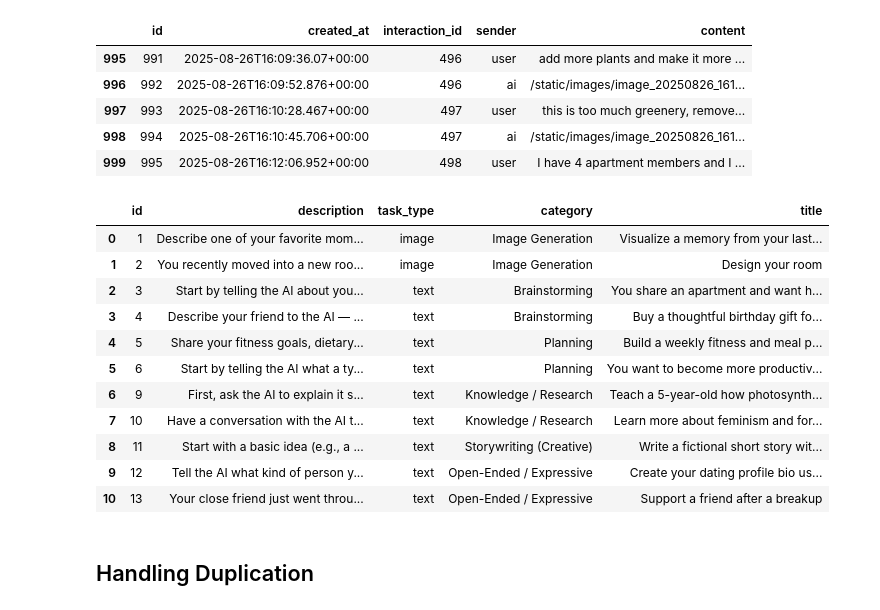
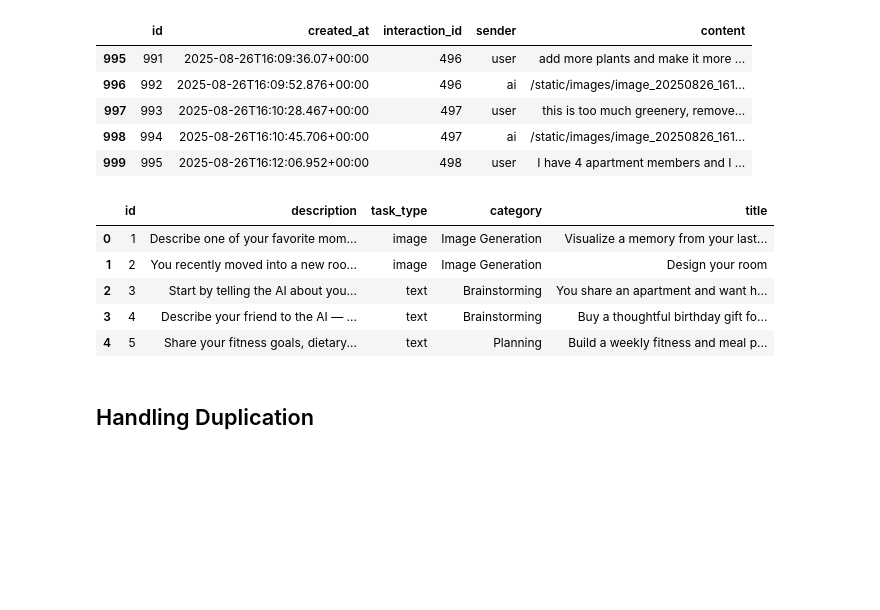
Before and after one commit to AlizaRK/hmi-ai-prompting, a Jupyter notebook: data-analysis/analysis_basics.ipynb, the cells around one changed output. Saved outputs shown, nothing was run; the diff lists cells and outputs as text; code cells hidden in the pictures; blank space fills up the shorter version.

```diff
--- a/data-analysis/analysis_basics.ipynb
+++ b/data-analysis/analysis_basics.ipynb
@@ -134,21 +127,15 @@ message.tail()
 | 998 | 994 | 2025-08-26T16:10:45.706+00:00 | 497 | ai | /static/images/image_20250826_161... |
 | 999 | 995 | 2025-08-26T16:12:06.952+00:00 | 498 | user | I have 4 apartment members and I ... |
 # %%
-task = pd.read_csv('tasks.csv')
-task
+task = pd.read_csv('data/tasks.csv')
+task.head()
 # %% [output]
 |  | id | description | task_type | category | title |
 | 0 | 1 | Describe one of your favorite mom... | image | Image Generation | Visualize a memory from your last... |
 | 1 | 2 | You recently moved into a new roo... | image | Image Generation | Design your room |
 | 2 | 3 | Start by telling the AI about you... | text | Brainstorming | You share an apartment and want h... |
 | 3 | 4 | Describe your friend to the AI — ... | text | Brainstorming | Buy a thoughtful birthday gift fo... |
 | 4 | 5 | Share your fitness goals, dietary... | text | Planning | Build a weekly fitness and meal p... |
-| 5 | 6 | Start by telling the AI what a ty... | text | Planning | You want to become more productiv... |
-| 6 | 9 | First, ask the AI to explain it s... | text | Knowledge / Research | Teach a 5-year-old how photosynth... |
-| 7 | 10 | Have a conversation with the AI t... | text | Knowledge / Research | Learn more about feminism and for... |
-| 8 | 11 | Start with a basic idea (e.g., a ... | text | Storywriting (Creative) | Write a fictional short story wit... |
-| 9 | 12 | Tell the AI what kind of person y... | text | Open-Ended / Expressive | Create your dating profile bio us... |
-| 10 | 13 | Your close friend just went throu... | text | Open-Ended / Expressive | Support a friend after a breakup |
 # %% [markdown]
 ## Handling Duplication
 # %% [markdown]
```
Also changed, not shown: parts of 80 cells of this notebook, 1 other file.
